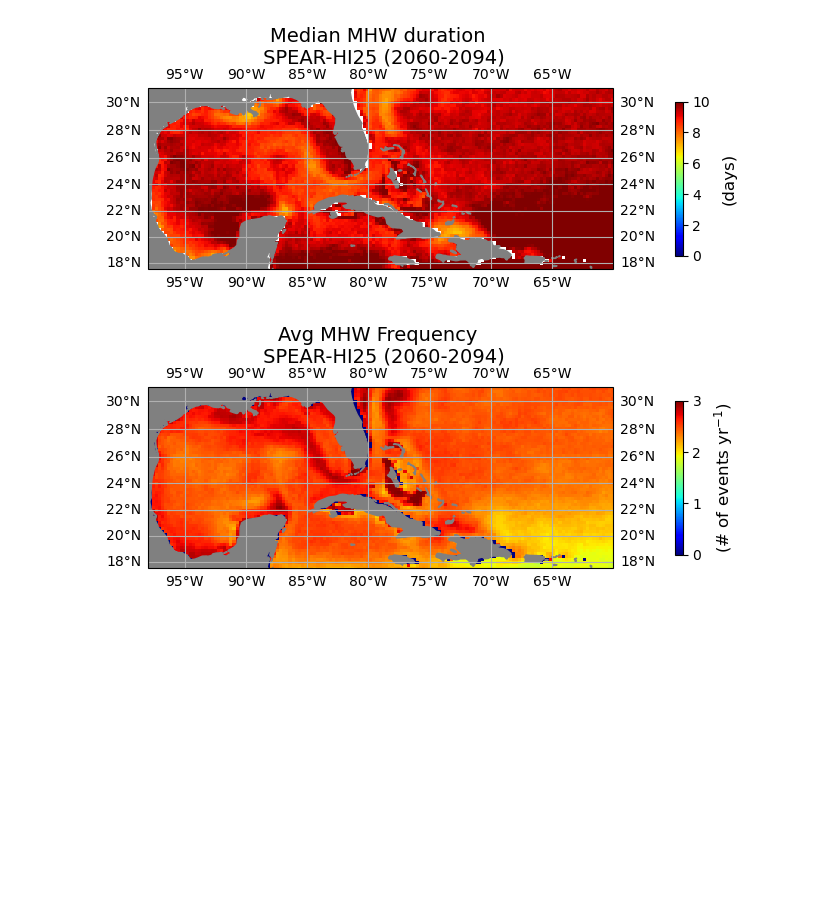
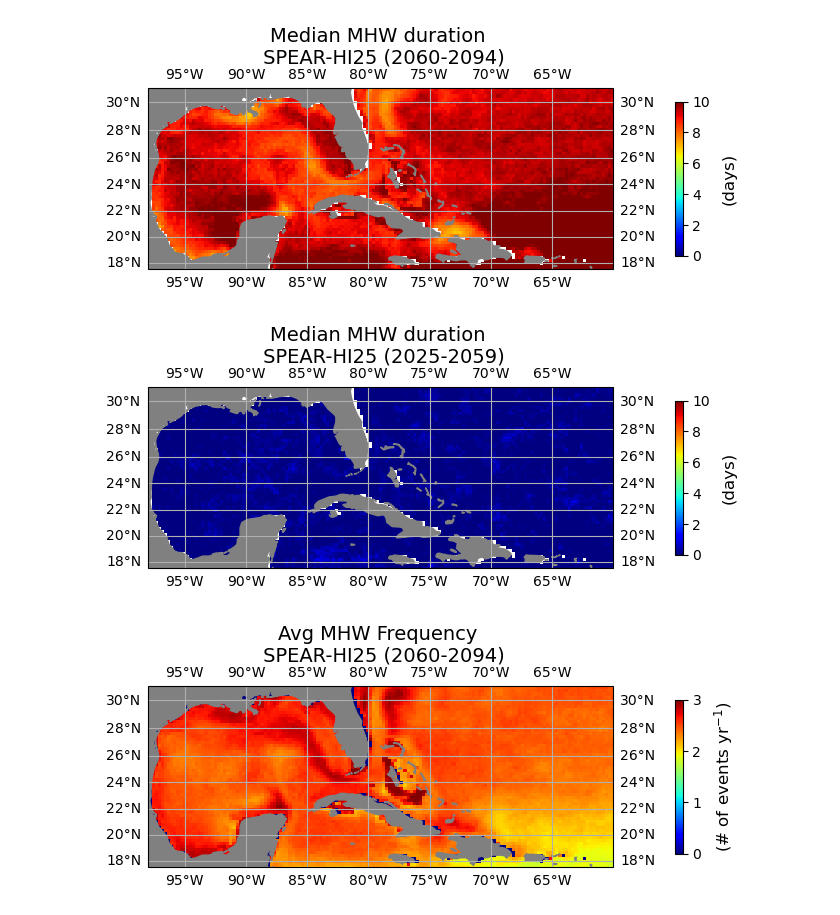
Before and after one commit to shanicetbailey/MHW-gfdl, a Jupyter notebook: 1c0_define-MHW-SPEAR-hi25.ipynb.ipynb, the cells around one changed output. Saved outputs shown, nothing was run; the diff lists cells and outputs as text; code cells hidden in the pictures; blank space fills up the shorter version.

```diff
--- a/1c0_define-MHW-SPEAR-hi25.ipynb.ipynb
+++ b/1c0_define-MHW-SPEAR-hi25.ipynb.ipynb
@@ -173,5 +119,0 @@ def open_dataarrays(da_name, period):
-# %%
-base_path = f'/work5/stb/MHW-gfdl/SPEAR/vars/SPEAR-HI25/period_2025-2059/map_vars'
-files = sorted(glob.glob(f'{base_path}/median_duration_*.nc'))
-for f in files:
-    print(f, re.search(r'(\d+)\.nc$', f).group(1))
@@ -441,4 +326,9 @@ cartopy_plot_single(ens_mean_dur, 'jet', '(days)',
              'Median MHW duration \n SPEAR-HI25 (2060-2094)', vmin=0, vmax=10);#if time res is daily
 # %% [output]
 [figure]
+# %%
+cartopy_plot_single((median_duration60-median_duration25).mean('ensemble'), 'jet', '(days)',
+             'Median MHW duration \n SPEAR-HI25 (2025-2059)', vmin=0, vmax=10);#if time res is daily
+# %% [output]
+[figure, added]
 # %%
```
Also changed, not shown: parts of 43 cells of this notebook.
